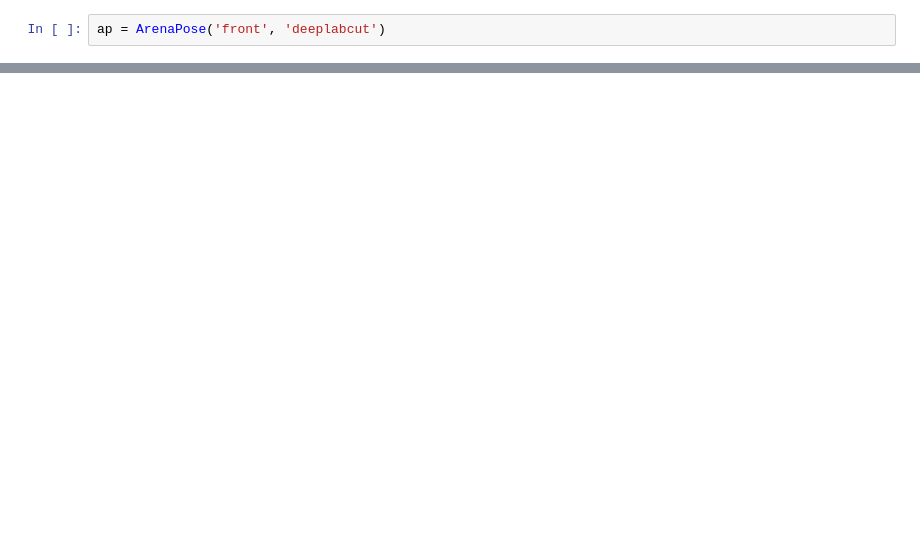
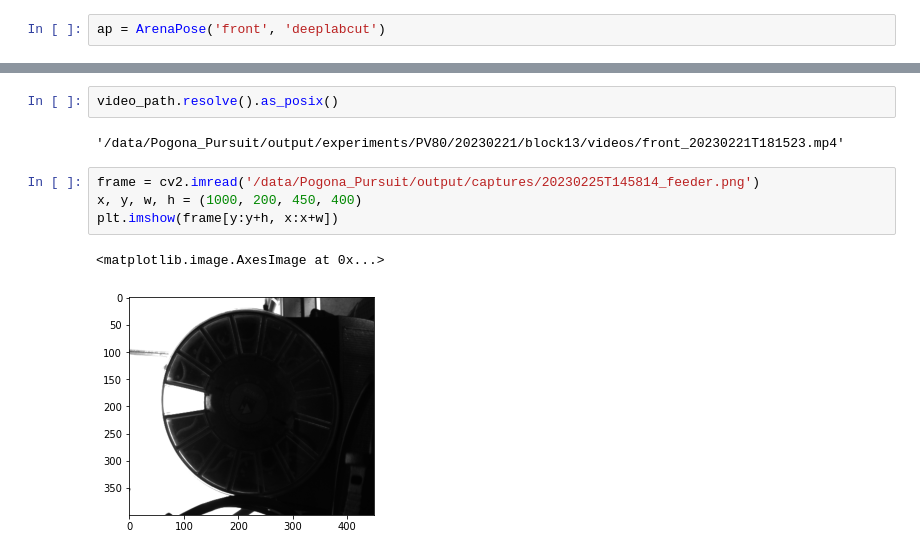
Before and after one commit to regevti/Pogona_Pursuit, a Jupyter notebook: notebooks/angles.ipynb, the cells around one changed output, grey strips where cells are left out. Saved outputs shown, nothing was run; the diff lists cells and outputs as text; blank space fills up the shorter version.

```diff
--- a/notebooks/angles.ipynb
+++ b/notebooks/angles.ipynb
@@ -55,0 +181,11 @@ ap.load_predicted_video(videos[-1])
+# %%
+video_path.resolve().as_posix()
+# %% [output]
+'/data/Pogona_Pursuit/output/experiments/PV80/20230221/block13/videos/front_20230221T181523.mp4'
+# %%
+frame = cv2.imread('/data/Pogona_Pursuit/output/captures/20230225T145814_feeder.png')
+x, y, w, h = (1000, 200, 450, 400)
+plt.imshow(frame[y:y+h, x:x+w])
+# %% [output]
+<matplotlib.image.AxesImage at 0x...>
+[figure, added]
```
Also changed, not shown: parts of 17 cells of this notebook, 18 other files.
